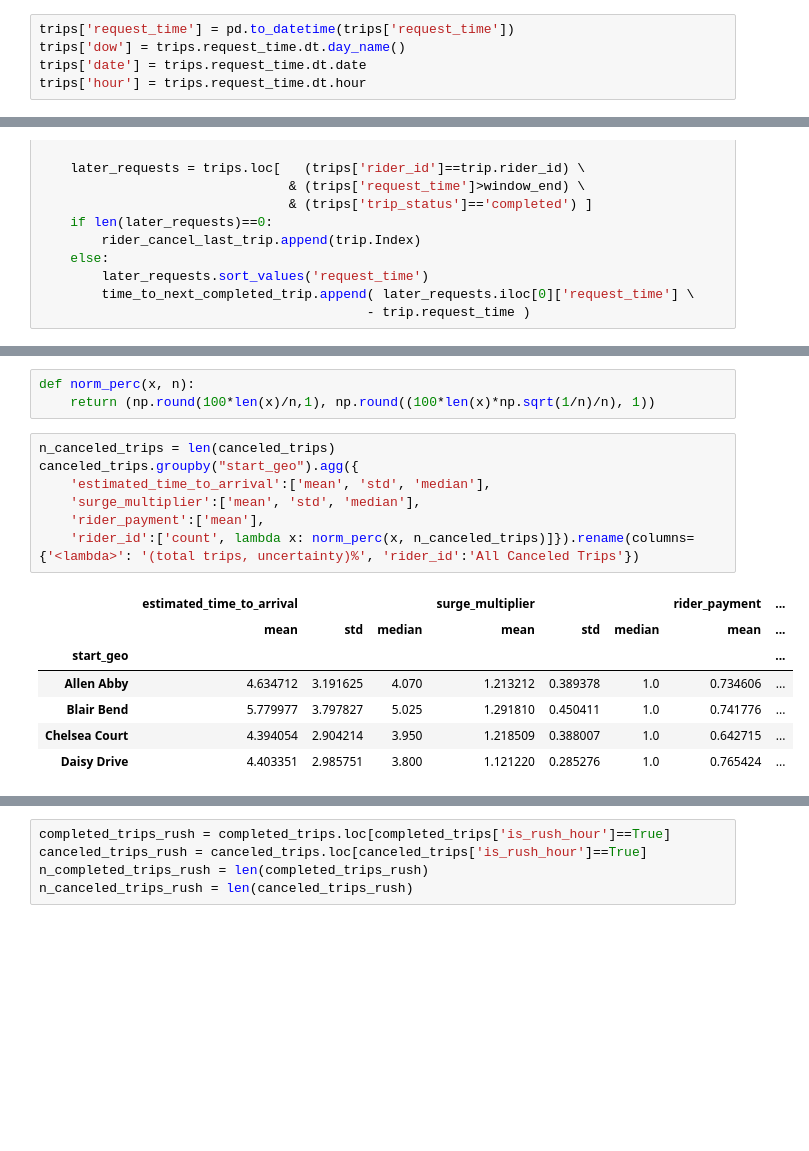
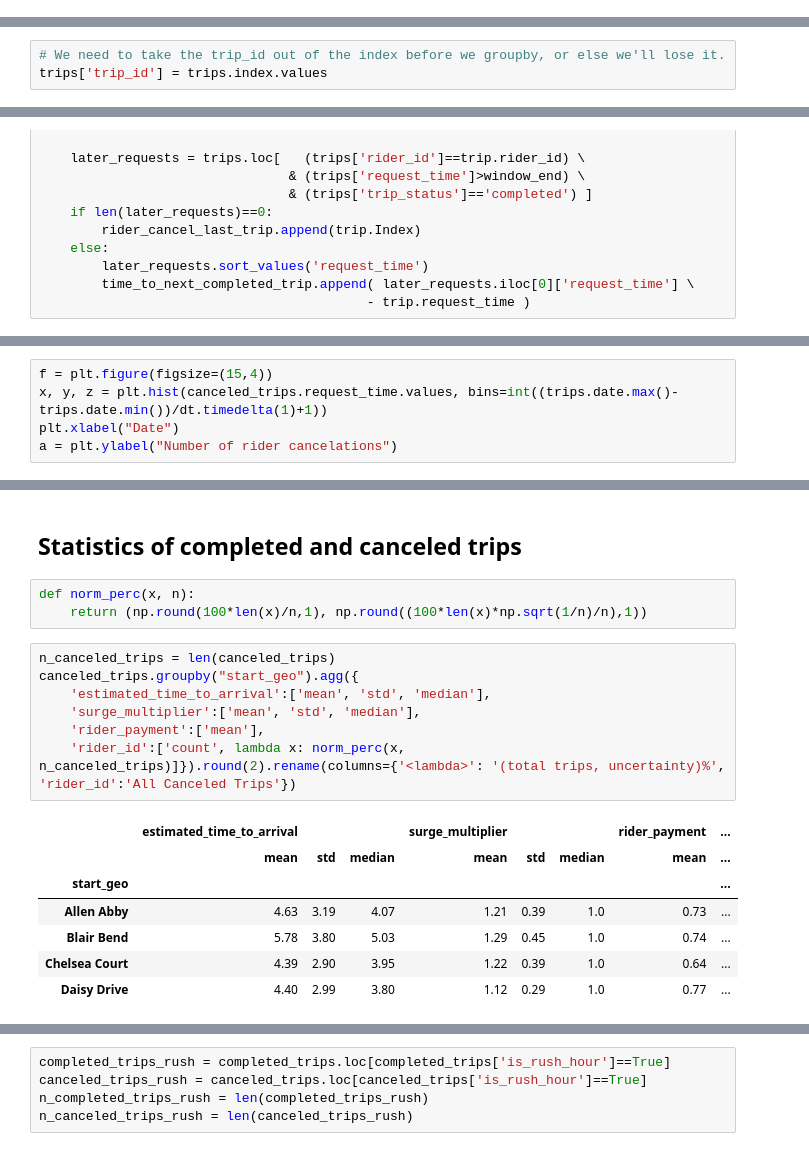
Before and after one commit to darthursteele/cityx, a Jupyter notebook: City X Marketplace Diagnostic Analysis.ipynb, the cells around one changed output, grey strips where cells are left out. Cells and saved outputs as stored; diff of their text form; blank space fills up the shorter version.

```diff
--- a/City X Marketplace Diagnostic Analysis.ipynb
+++ b/City X Marketplace Diagnostic Analysis.ipynb
@@ -208,8 +203,3 @@ for c in dup_columns:
 # %%
 # This trip_id is not unique!
 trips = trips.drop('94a1-82d8', axis=0)
-# %%
-trips['request_time'] = pd.to_datetime(trips['request_time'])
-trips['dow'] = trips.request_time.dt.day_name()
-trips['date'] = trips.request_time.dt.date
-trips['hour'] = trips.request_time.dt.hour
@@ -216,3 +211,6 @@ trips['hour'] = trips.request_time.dt.hour
+# %%
+# We need to take the trip_id out of the index before we groupby, or else we'll lose it.
+trips['trip_id'] = trips.index.values
 # %%
 trips['is_rush_hour'] = ( trips.hour.isin(rush_hours)) & ( trips.dow.isin(weekdays) )
 trips['completed'] = trips.trip_status.apply(lambda x : 1 if x == 'completed' else 0)
@@ -477,0 +438,5 @@ plt.hist(canceled_trips.request_time.values)
+# %%
+f = plt.figure(figsize=(15,4))
+x, y, z = plt.hist(canceled_trips.request_time.values, bins=int((trips.date.max()-trips.date.min())/dt.timedelta(1)+1))
+plt.xlabel("Date")
+a = plt.ylabel("Number of rider cancelations")
@@ -478,21 +445,23 @@ plt.hist(canceled_trips.request_time.values)
+# %% [markdown]
+## Statistics of completed and canceled trips
 # %%
 def norm_perc(x, n):
-    return (np.round(100*len(x)/n,1), np.round((100*len(x)*np.sqrt(1/n)/n), 1))
+    return (np.round(100*len(x)/n,1), np.round((100*len(x)*np.sqrt(1/n)/n),1))
 # %%
 n_canceled_trips = len(canceled_trips)
 canceled_trips.groupby("start_geo").agg({
     'estimated_time_to_arrival':['mean', 'std', 'median'],
     'surge_multiplier':['mean', 'std', 'median'],
     'rider_payment':['mean'],
-    'rider_id':['count', lambda x: norm_perc(x, n_canceled_trips)]}).rename(columns={'<lambda>': '(total trips, uncertainty)%', 'rider_id':'All Canceled Trips'})
+    'rider_id':['count', lambda x: norm_perc(x, n_canceled_trips)]}).round(2).rename(columns={'<lambda>': '(total trips, uncertainty)%', 'rider_id':'All Canceled Trips'})
 # %% [output]
 |  | estimated_time_to_arrival |  |  | surge_multiplier |  |  | rider_payment | ... |
 |  | mean | std | median | mean | std | median | mean | ... |
 | start_geo |  |  |  |  |  |  |  | ... |
-| Allen Abby | 4.634712 | 3.191625 | 4.070 | 1.213212 | 0.389378 | 1.0 | 0.734606 | ... |
-| Blair Bend | 5.779977 | 3.797827 | 5.025 | 1.291810 | 0.450411 | 1.0 | 0.741776 | ... |
-| Chelsea Court | 4.394054 | 2.904214 | 3.950 | 1.218509 | 0.388007 | 1.0 | 0.642715 | ... |
-| Daisy Drive | 4.403351 | 2.985751 | 3.800 | 1.121220 | 0.285276 | 1.0 | 0.765424 | ... |
+| Allen Abby | 4.63 | 3.19 | 4.07 | 1.21 | 0.39 | 1.0 | 0.73 | ... |
+| Blair Bend | 5.78 | 3.80 | 5.03 | 1.29 | 0.45 | 1.0 | 0.74 | ... |
+| Chelsea Court | 4.39 | 2.90 | 3.95 | 1.22 | 0.39 | 1.0 | 0.64 | ... |
+| Daisy Drive | 4.40 | 2.99 | 3.80 | 1.12 | 0.29 | 1.0 | 0.77 | ... |
 # %%
 completed_trips = trips.loc[trips['trip_status']=='completed']
 n_completed_trips = len(completed_trips)
```
Also changed, not shown: parts of 59 cells of this notebook.
